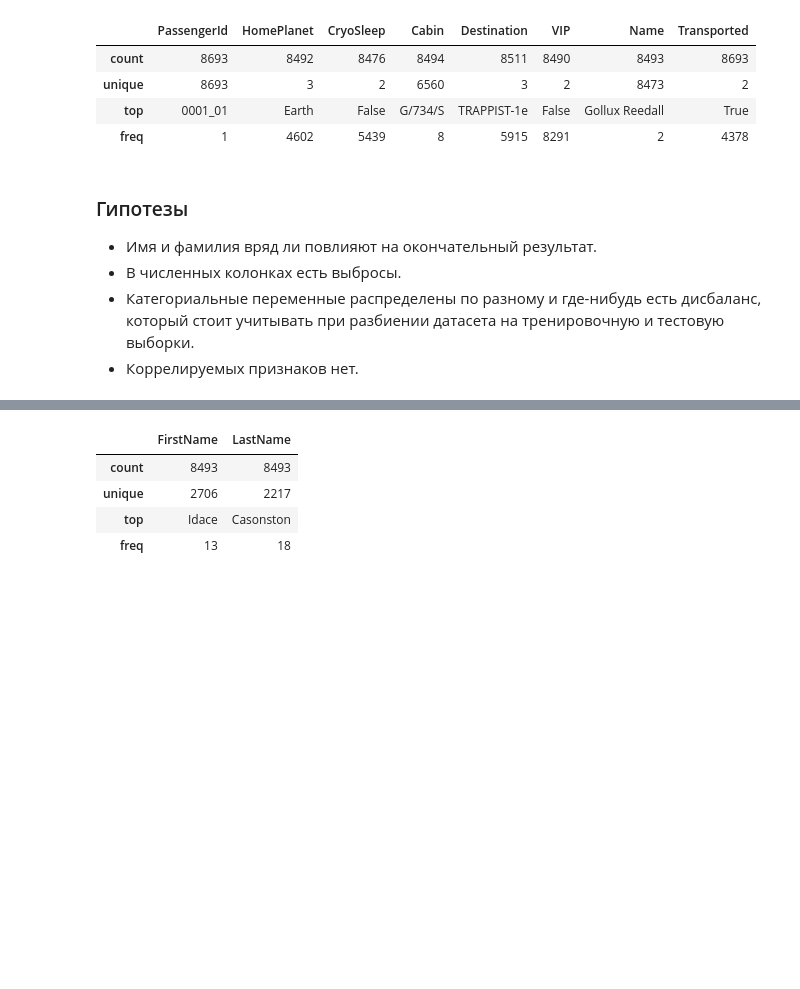
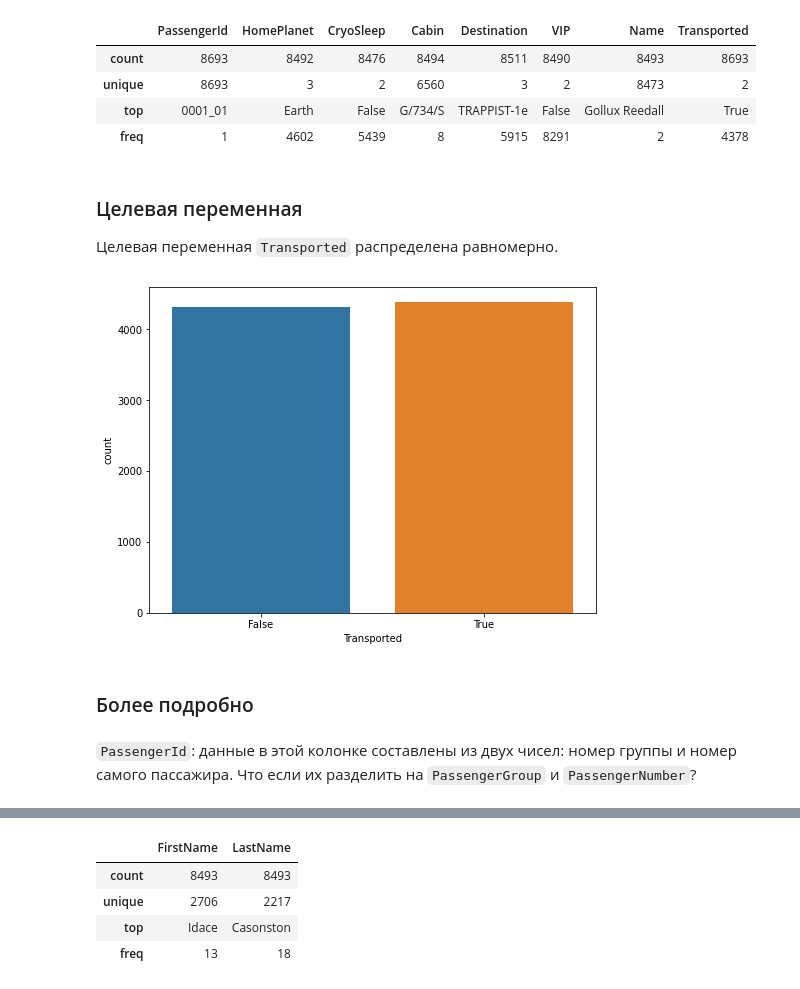
Before and after one commit to kolkingen/spaceship-titanic, a Jupyter notebook: main.ipynb, the cells around one changed output, grey strips where cells are left out. Saved outputs shown, nothing was run; the diff lists cells and outputs as text; code cells hidden in the pictures; blank space fills up the shorter version.

```diff
--- a/main.ipynb
+++ b/main.ipynb
@@ -77,4 +96,4 @@ train_dataset.head()
 # %% [markdown]
 ### Основная информация о датасете и признаках
 # %%
-df = train_dataset.copy()
+data = train_dataset.copy()
@@ -120,10 +137,17 @@ df.describe(include=['object', 'bool'])
 | unique | 8693 | 3 | 2 | 6560 | 3 | 2 | 8473 | 2 |
 | top | 0001_01 | Earth | False | G/734/S | TRAPPIST-1e | False | Gollux Reedall | True |
 | freq | 1 | 4602 | 5439 | 8 | 5915 | 8291 | 2 | 4378 |
-# %% [markdown]
-### Гипотезы
-
-* Имя и фамилия вряд ли повлияют на окончательный результат.
-* В численных колонках есть выбросы.
-* Категориальные переменные распределены по разному и где-нибудь есть дисбаланс, который стоит учитывать при разбиении датасета на тренировочную и тестовую выборки.
-* Коррелируемых признаков нет.
+# %% [markdown]
+### Целевая переменная
+
+Целевая переменная `Transported` распределена равномерно.
+# %%
+plt.figure(figsize=(8,6))
+sns.countplot(x='Transported', data=data)
+plt.show()
+# %% [output]
+[figure, added]
+# %% [markdown]
+### Более подробно
+# %% [markdown]
+`PassengerId`: данные в этой колонке составлены из двух чисел: номер группы и номер самого пассажира. Что если их разделить на `PassengerGroup` и `PassengerNumber`?
```
Also changed, not shown: parts of 60 cells of this notebook, 1 other file.
